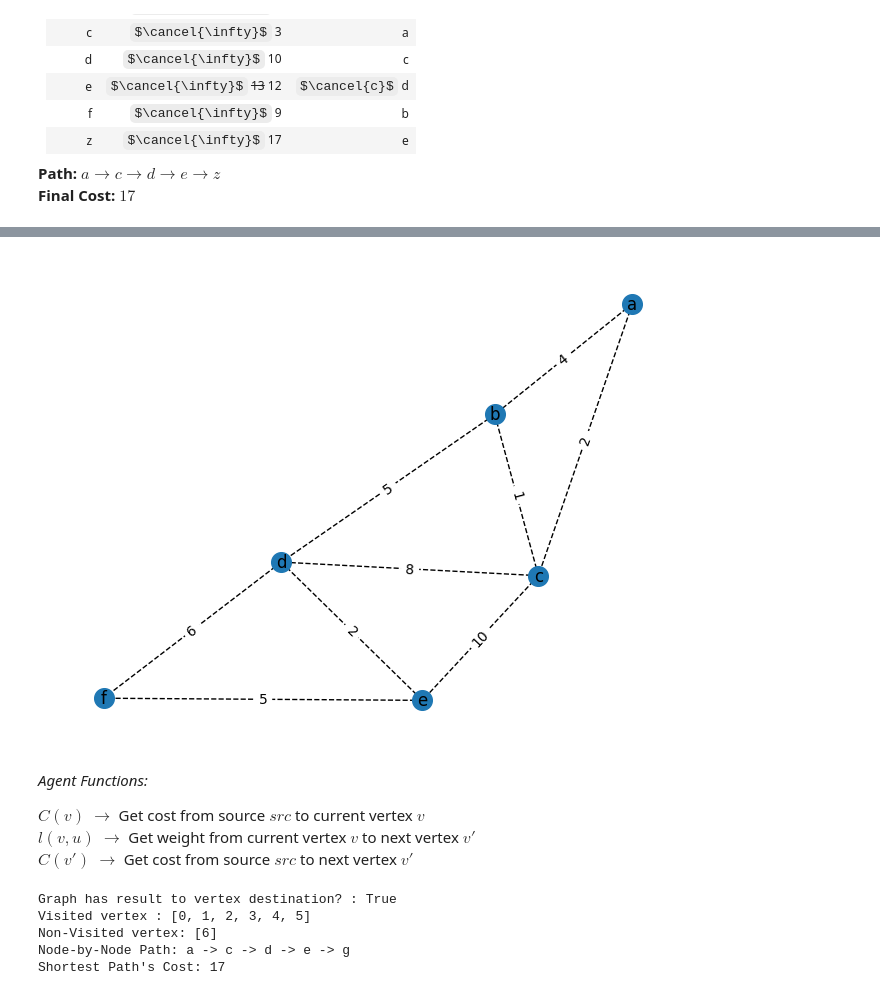
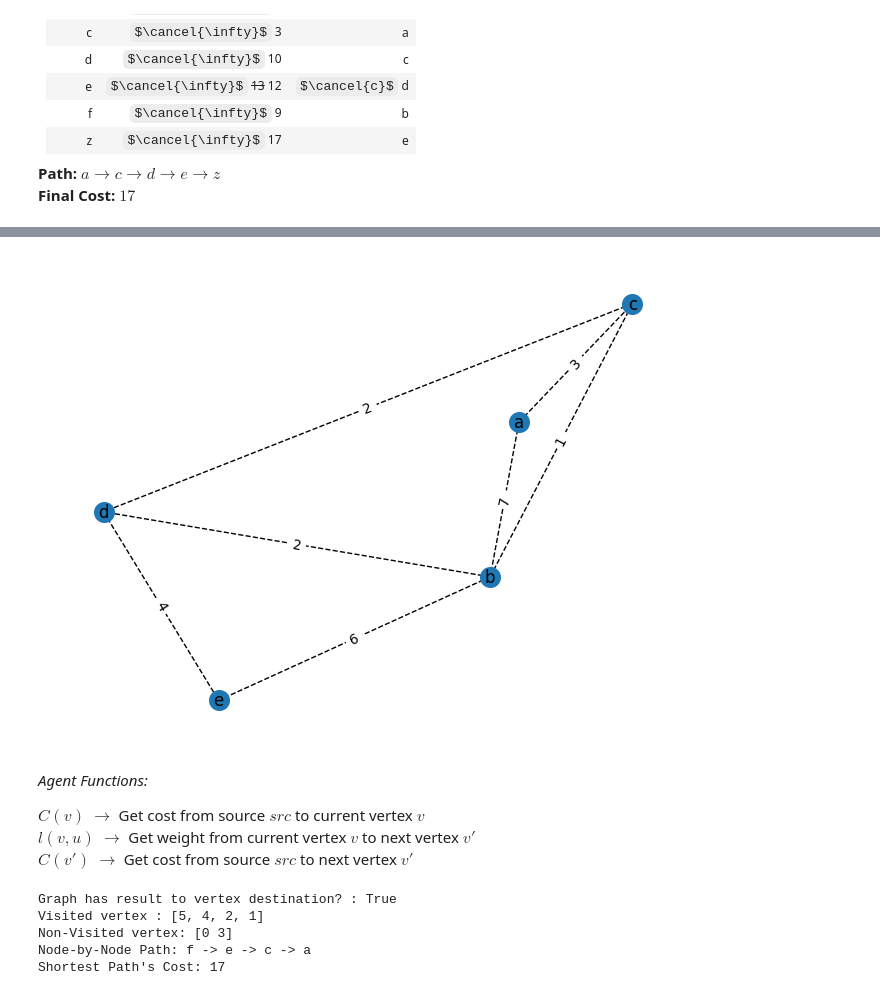
Before and after one commit to Daniels1610/CI008-Dagraz, a Jupyter notebook: E01.ipynb, the cells around one changed output, grey strips where cells are left out. Cells and saved outputs as stored; diff of their text form; code cells hidden in the pictures; some formulas as TeX source.

```diff
--- a/E01.ipynb
+++ b/E01.ipynb
@@ -246,38 +330,43 @@ Visited States at Q :
 # %%
-# Adjancency Matrix from E1.07 Graph
+# Adjancency Matrix from graphs E1.05, E1.06 and E1.07
+graph_e105 = np.array([[0,7,3,0,0],
+                       [7,0,1,2,6],
+                       [3,1,0,2,0],
+                       [0,2,2,0,4],
+                       [0,6,0,4,0]])
 graph_e106 = np.array([[0,4,2,0,0,0],
                        [4,0,1,5,0,0],
                        [2,1,0,8,10,0],
                        [0,5,8,0,2,6],
                        [0,0,10,2,0,0],
                        [0,0,0,6,5,0]])
 graph_e107 = np.array([[0,4,3,0,0,0,0],
                        [4,0,1,0,12,5,0],
                        [3,1,0,7,10,0,0],
                        [0,0,7,0,2,0,0],
                        [0,12,10,2,0,0,5],
                        [0,5,0,0,0,0,16],
                        [0,0,0,0,5,16,0]])
 
 # Creates randoms graph (Experimental)
 # adj_matrix = np.random.randint(0,16,size=(6,6))
 # np.fill_diagonal(adj_matrix, 0)
 
 def show_graph(adjancency_matrix:np.ndarray):
     G = nx.from_numpy_array(adjancency_matrix)
     pos = nx.spring_layout(G)
     edge_labels = nx.get_edge_attributes(G,"weight")
     nx.draw(G, pos, node_size=200, labels=get_labels(adjancency_matrix.shape), with_labels=True, style='--')
     nx.draw_networkx_edge_labels(G, pos, edge_labels)
     plt.show()
 
 def get_labels(adjancency_dims:tuple):
     labels = {index: letter for index, letter in enumerate(string.ascii_lowercase[:adjancency_dims[0]])}
     return labels
 
-show_graph(graph_e106)
+show_graph(graph_e105)
 # %% [output]
-[figure, old version]
+[figure, new version]
 # %% [markdown]
 *Agent Functions:*
 
@@ -338,7 +424,7 @@ def dijsktra(graph:np.ndarray, src:Union[int,str], dst:Union[int,str]) -> dict:
     # Graph doesn't have any valid vertex | FAILURE
     return gi
 # %%
-gi = dijsktra(graph_e107, 'a', 'g')
+gi = dijsktra(graph_e106, 'f', 'a')
 print(f"Graph has result to vertex destination? : {gi['status']}")
 print(f"Visited vertex : {gi['visited_v']}")
 print(f"Non-Visited vertex: {gi['novisited_v']}")
@@ -346,7 +432,7 @@ print(f"Node-by-Node Path: {' -> '.join(gi['shortest_path'])}")
 print(f"Shortest Path's Cost: {gi['final_cost']}")
 # %% [output]
 Graph has result to vertex destination? : True
-Visited vertex : [0, 1, 2, 3, 4, 5]
-Non-Visited vertex: [6]
-Node-by-Node Path: a -> c -> d -> e -> g
+Visited vertex : [5, 4, 2, 1]
+Non-Visited vertex: [0 3]
+Node-by-Node Path: f -> e -> c -> a
 Shortest Path's Cost: 17
```
Also changed, not shown: parts of 11 cells of this notebook.
